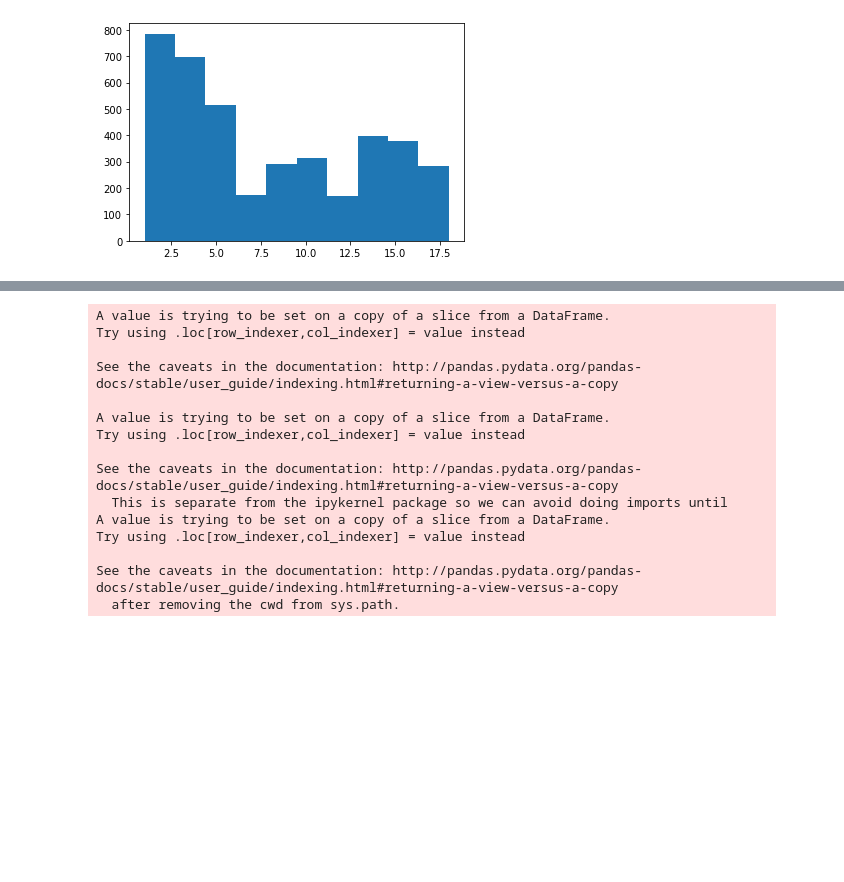
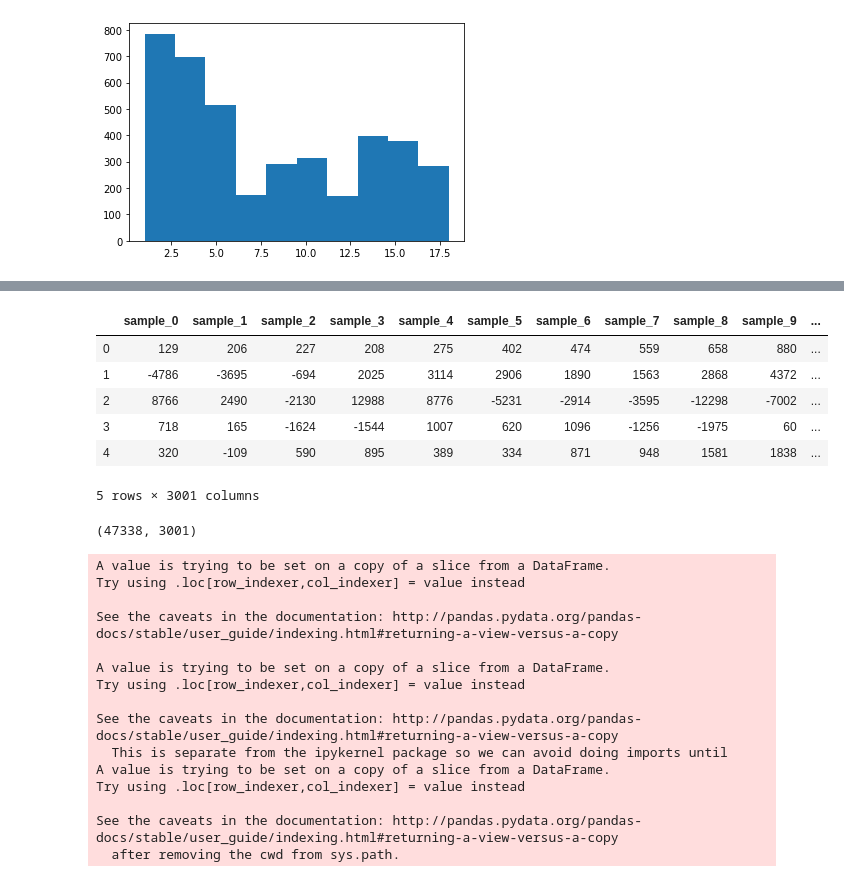
Before and after one commit to anbillinger/capstone, a Jupyter notebook: Preprocessing.ipynb, the cells around one changed output, grey strips where cells are left out. Saved outputs shown, nothing was run; the diff lists cells and outputs as text; code cells hidden in the pictures; blank space fills up the shorter version.

```diff
--- a/Preprocessing.ipynb
+++ b/Preprocessing.ipynb
@@ -203,0 +198,23 @@ Data/temp_data/samples_2.csv was saved
+# %%
+# sample of how to split csv files into individual words
+# this approximates what the data will look like before normalizing and modeling
+
+
+
+
+words_list = np.hstack([x.split(' ') for x in df.iloc[:5000]['text']])
+words_df = pd.DataFrame(words_samples_list,columns = ['sample_'+str(i) for i in range(3000)])
+words_df['words'] = words_list
+words_df.head()
+# %% [output]
+|  | sample_0 | sample_1 | sample_2 | sample_3 | sample_4 | sample_5 | sample_6 | sample_7 | sample_8 | sample_9 | ... |
+| 0 | 129 | 206 | 227 | 208 | 275 | 402 | 474 | 559 | 658 | 880 | ... |
+| 1 | -4786 | -3695 | -694 | 2025 | 3114 | 2906 | 1890 | 1563 | 2868 | 4372 | ... |
+| 2 | 8766 | 2490 | -2130 | 12988 | 8776 | -5231 | -2914 | -3595 | -12298 | -7002 | ... |
+| 3 | 718 | 165 | -1624 | -1544 | 1007 | 620 | 1096 | -1256 | -1975 | 60 | ... |
+| 4 | 320 | -109 | 590 | 895 | 389 | 334 | 871 | 948 | 1581 | 1838 | ... |
+5 rows × 3001 columns
+# %%
+words_df.shape
+# %% [output]
+(47338, 3001)
```
Also changed, not shown: parts of 11 cells of this notebook, 4 other files.
